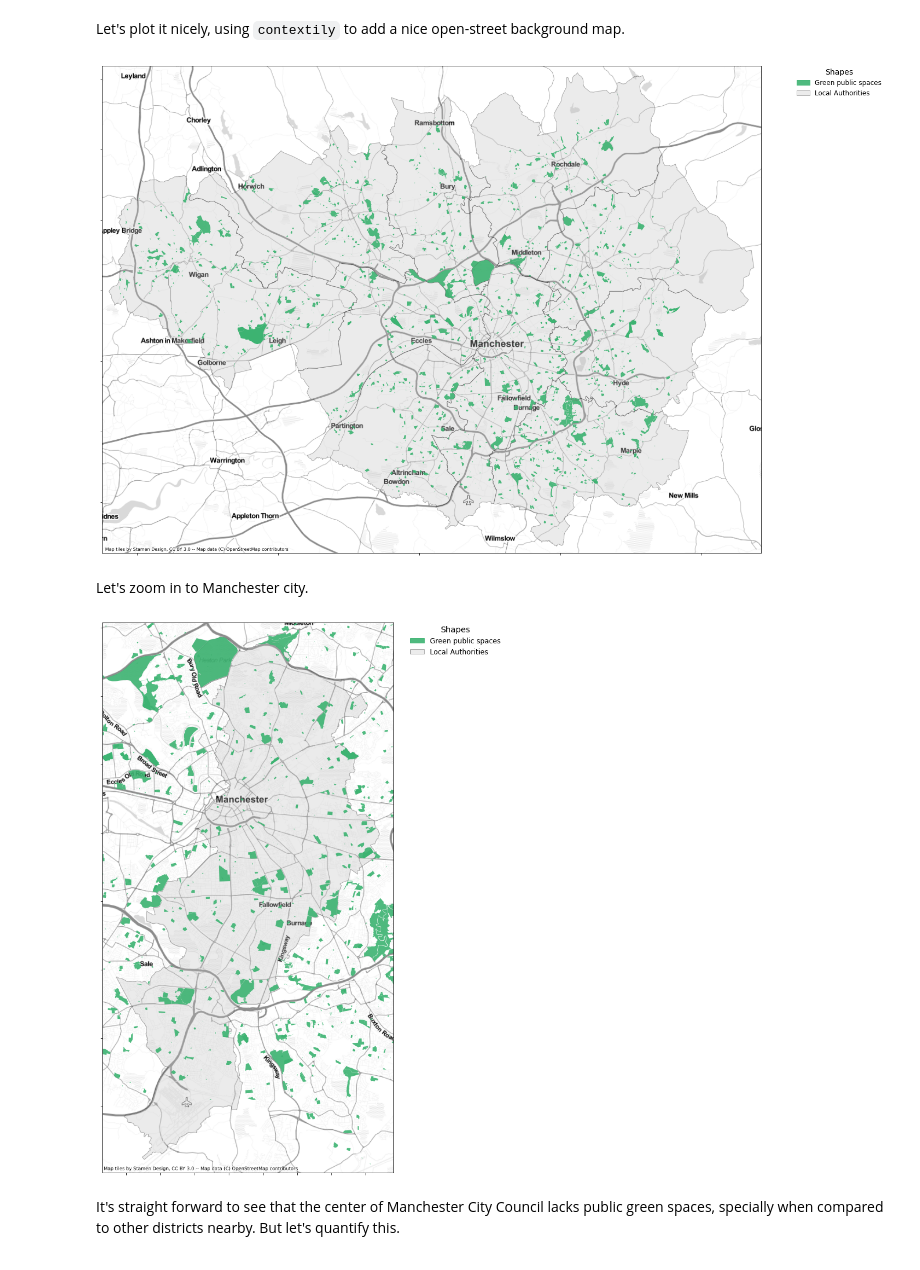
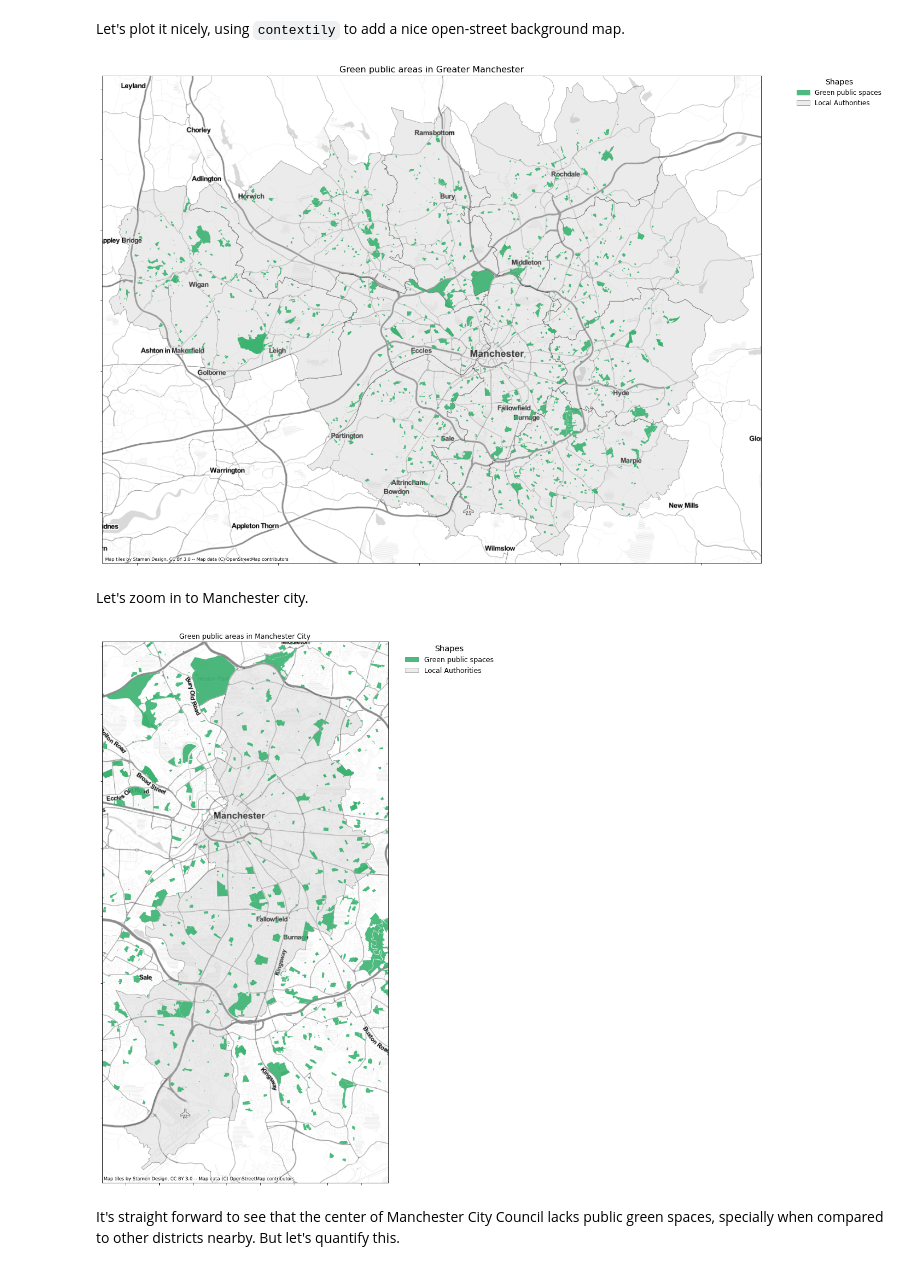
Before and after one commit to neperiana/data-science-projects, a Jupyter notebook: mapping_urban_green_areas/mapping_mcr_green_spaces.ipynb, the cells around one changed output. Cells and saved outputs as stored; diff of their text form; code cells hidden in the pictures.

```diff
--- a/mapping_urban_green_areas/mapping_mcr_green_spaces.ipynb
+++ b/mapping_urban_green_areas/mapping_mcr_green_spaces.ipynb
@@ -188,11 +188,12 @@ leg = plt.legend(
 )
 leg.set_title('Shapes', prop={'size':14})
 
+plt.title('Green public areas in Greater Manchester', size=16)
 plt.tight_layout()
 plt.savefig('output/gmcr_green_areas.png')
 plt.show()
 # %% [output]
-[figure, old version]
+[figure, new version]
 # %% [markdown]
 Let's zoom in to Manchester city.
 # %%
@@ -216,34 +217,35 @@ ax.set_ylim(bounding_box[2]-1000, bounding_box[3] + 1000)
 mcr_city.plot(ax=ax, alpha=0.3, edgecolor="black", facecolor="silver")
 
 # Plot green areas
 mcr_gs.plot(ax=ax, alpha = 0.9, color="mediumseagreen")
 
 # Add background
 cx.add_basemap(ax, source=cx.providers.Stamen.TonerLite)
 
 # Remove axis
 ax.set_yticklabels([])
 ax.set_xticklabels([])
 
 # Legend
 import matplotlib.patches as mpatches
 green_patch = mpatches.Patch(color='mediumseagreen', alpha=0.9, label='Green public spaces')
 gray_patch = mpatches.Patch(facecolor='silver', edgecolor='black', alpha=0.3, label='Local Authorities')
 leg = plt.legend(
     handles=[green_patch, gray_patch],
     bbox_to_anchor=(1.05, 1),
     loc=2,
     borderaxespad=0.,
     frameon=False,
     prop={'size': 12},
 )
 leg.set_title('Shapes', prop={'size':14})
 
+plt.title('Green public areas in Manchester City')
 plt.tight_layout()
 plt.savefig('output/mcr_green_areas.png')
 plt.show()
 # %% [output]
-[figure, old version]
+[figure, new version]
 # %% [markdown]
 It's straight forward to see that the center of Manchester City Council lacks public green spaces, specially when compared to other districts nearby. But let's quantify this.
 # %% [markdown]
```
Also changed, not shown: parts of 16 cells of this notebook, 2 other files.
